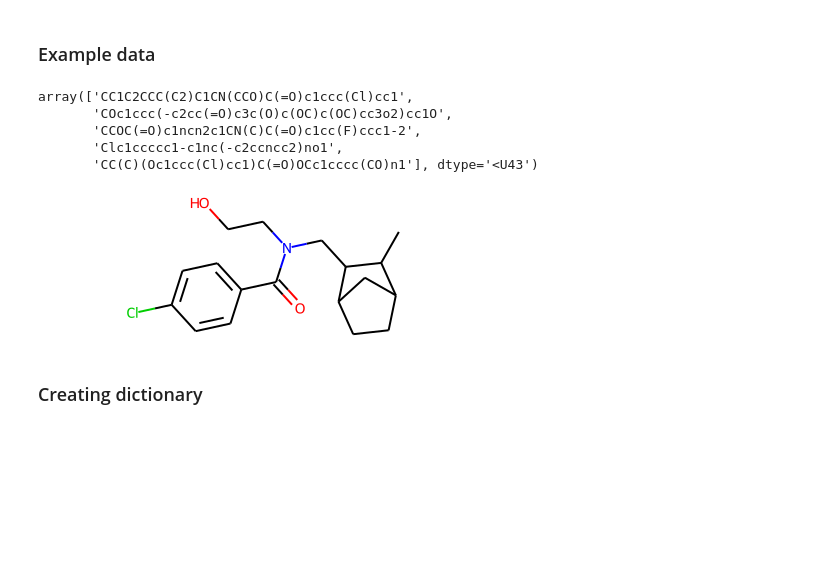
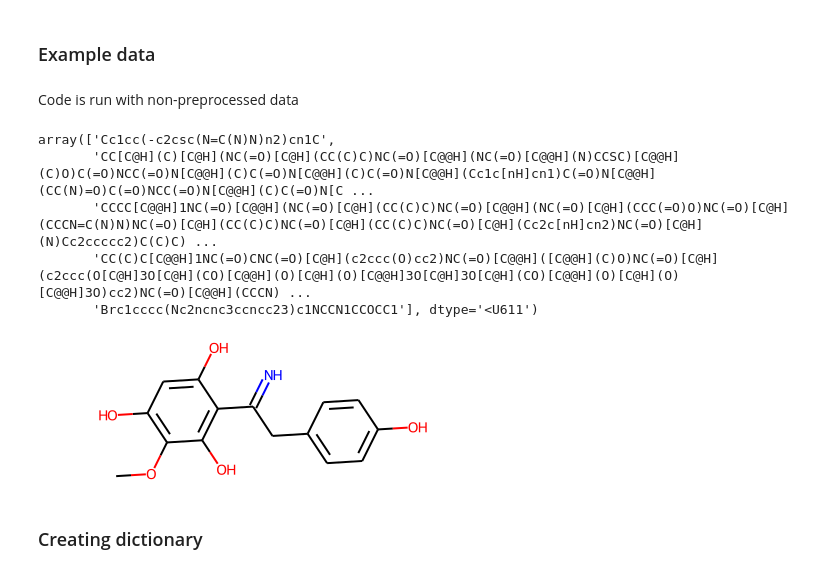
Before and after one commit to Tijmen5wind/OgoComputationalBiologyGroup10, a Jupyter notebook: Basic_Model setup.ipynb, the cells around one changed output. Cells and saved outputs as stored; diff of their text form; code cells hidden in the pictures; blank space fills up the shorter version.

Commit message:
model_updates
I ran model with 50 of unprocessed SMILES to see if there were any problems. Everything seems ok.

```diff
--- a/Basic_Model setup.ipynb
+++ b/Basic_Model setup.ipynb
@@ -13,23 +14,21 @@ import tensorflow as tf
 # %% [markdown]
 ### Example data
+# %% [markdown]
+Code is run with non-preprocessed data
 # %%
-train_data = np.array(['CC1C2CCC(C2)C1CN(CCO)C(=O)c1ccc(Cl)cc1',
-       'COc1ccc(-c2cc(=O)c3c(O)c(OC)c(OC)cc3o2)cc1O',
-       'CCOC(=O)c1ncn2c1CN(C)C(=O)c1cc(F)ccc1-2',
-       'Clc1ccccc1-c1nc(-c2ccncc2)no1',
-       'CC(C)(Oc1ccc(Cl)cc1)C(=O)OCc1cccc(CO)n1'])
+train_data = np.genfromtxt('example_dataset.csv',dtype='U')
 # %%
 train_data[:5]
 # %% [output]
-array(['CC1C2CCC(C2)C1CN(CCO)C(=O)c1ccc(Cl)cc1',
-       'COc1ccc(-c2cc(=O)c3c(O)c(OC)c(OC)cc3o2)cc1O',
-       'CCOC(=O)c1ncn2c1CN(C)C(=O)c1cc(F)ccc1-2',
-       'Clc1ccccc1-c1nc(-c2ccncc2)no1',
-       'CC(C)(Oc1ccc(Cl)cc1)C(=O)OCc1cccc(CO)n1'], dtype='<U43')
+array(['Cc1cc(-c2csc(N=C(N)N)n2)cn1C',
+       'CC[C@H](C)[C@H](NC(=O)[C@H](CC(C)C)NC(=O)[C@@H](NC(=O)[C@@H](N)CCSC)[C@@H](C)O)C(=O)NCC(=O)N[C@@H](C)C(=O)N[C@@H](C)C(=O)N[C@@H](Cc1c[nH]cn1)C(=O)N[C@@H](CC(N)=O)C(=O)NCC(=O)N[C@@H](C)C(=O)N[C ...
+       'CCCC[C@@H]1NC(=O)[C@@H](NC(=O)[C@H](CC(C)C)NC(=O)[C@@H](NC(=O)[C@H](CCC(=O)O)NC(=O)[C@H](CCCN=C(N)N)NC(=O)[C@H](CC(C)C)NC(=O)[C@H](CC(C)C)NC(=O)[C@H](Cc2c[nH]cn2)NC(=O)[C@H](N)Cc2ccccc2)C(C)C) ...
+       'CC(C)C[C@@H]1NC(=O)CNC(=O)[C@H](c2ccc(O)cc2)NC(=O)[C@@H]([C@@H](C)O)NC(=O)[C@H](c2ccc(O[C@H]3O[C@H](CO)[C@@H](O)[C@H](O)[C@@H]3O[C@H]3O[C@H](CO)[C@@H](O)[C@H](O)[C@@H]3O)cc2)NC(=O)[C@@H](CCCN) ...
+       'Brc1cccc(Nc2ncnc3ccncc23)c1NCCN1CCOCC1'], dtype='<U611')
 # %%
-Chem.MolFromSmiles(train_data[0])
+Chem.MolFromSmiles(train_data[5])
 # %% [output]
-[figure, old version]
+[figure, new version]
 # %% [markdown]
 ### Creating dictionary
 # %% [markdown]
```
Also changed, not shown: parts of 4 cells of this notebook, 1 other file.
